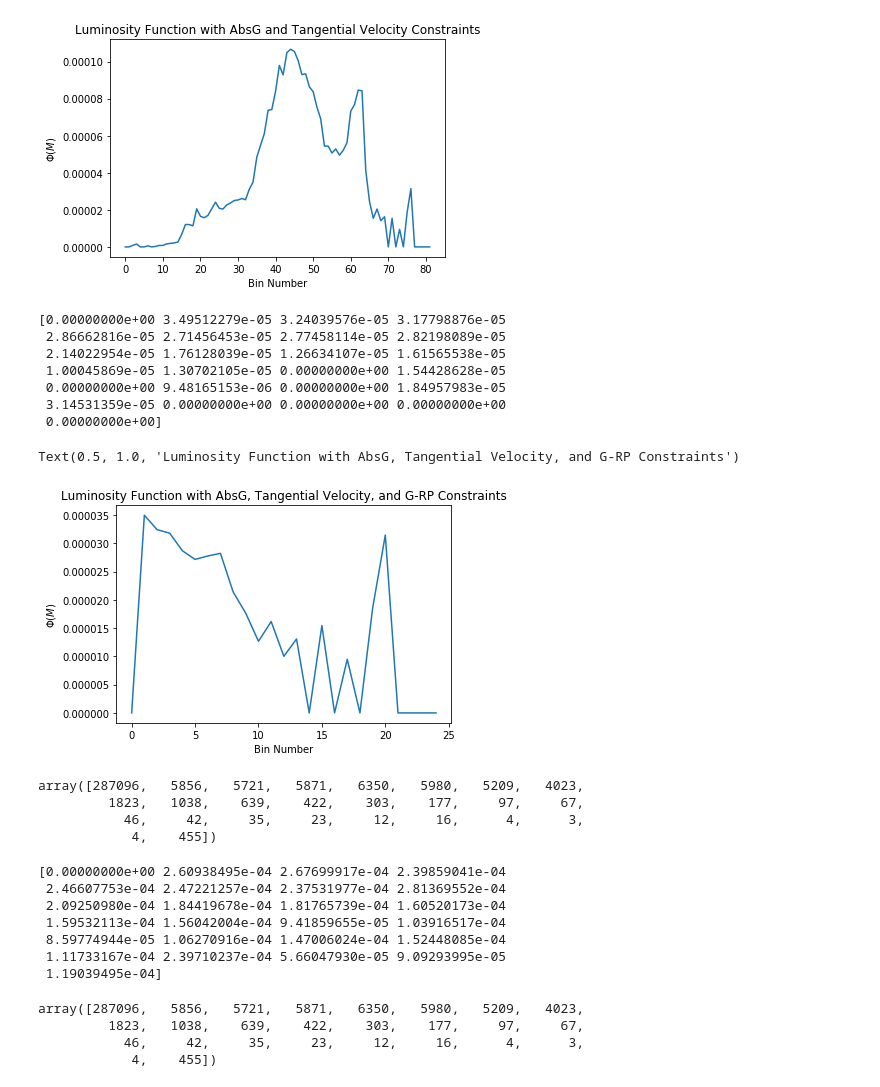
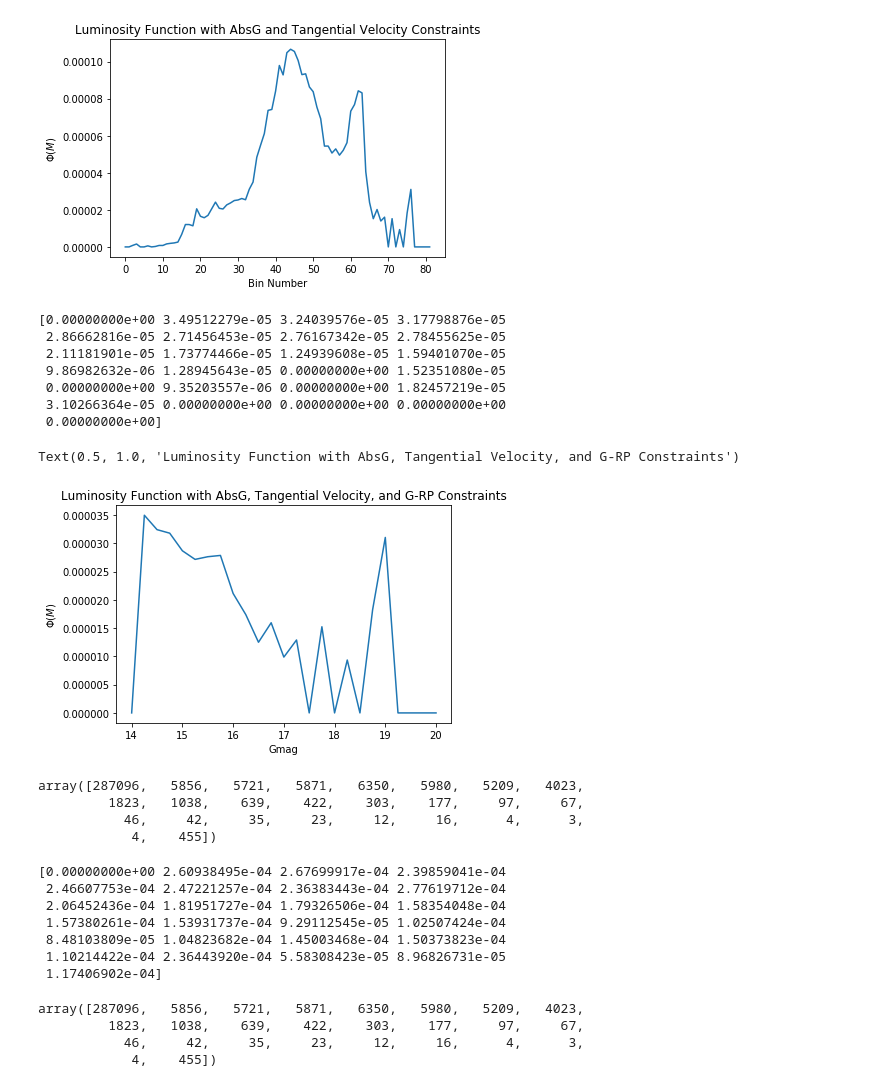
Before and after one commit to dhilligo/BDwarfLumFunction, a Jupyter notebook: GCNS Table Analysis.ipynb, the cells around one changed output. Cells and saved outputs as stored; diff of their text form; code cells hidden in the pictures.

```diff
--- a/GCNS Table Analysis.ipynb
+++ b/GCNS Table Analysis.ipynb
@@ -209,7 +209,7 @@ stellardata["absG"]=absG
 # %%
 H=365
 #d2=10*u.pc*(np.exp(absG-20.4/5))
-dmax=10*10**((20.4-absG)/5)
+dmax=10*10**((20.41-absG)/5)
 dmax1=np.clip(dmax,0,100)
 #dmax
 sky_area=4*np.pi
@@ -423,21 +410,21 @@ for n3 in range(absG.size):
 print(lf_spacedensity3)
 # %% [output]
 [0.00000000e+00 3.49512279e-05 3.24039576e-05 3.17798876e-05
- 2.86662816e-05 2.71456453e-05 2.77458114e-05 2.82198089e-05
- 2.14022954e-05 1.76128039e-05 1.26634107e-05 1.61565538e-05
- 1.00045869e-05 1.30702105e-05 0.00000000e+00 1.54428628e-05
- 0.00000000e+00 9.48165153e-06 0.00000000e+00 1.84957983e-05
- 3.14531359e-05 0.00000000e+00 0.00000000e+00 0.00000000e+00
+ 2.86662816e-05 2.71456453e-05 2.76167342e-05 2.78455625e-05
+ 2.11181901e-05 1.73774466e-05 1.24939608e-05 1.59401070e-05
+ 9.86982632e-06 1.28945643e-05 0.00000000e+00 1.52351080e-05
+ 0.00000000e+00 9.35203557e-06 0.00000000e+00 1.82457219e-05
+ 3.10266364e-05 0.00000000e+00 0.00000000e+00 0.00000000e+00
  0.00000000e+00]
 # %%
-#Potential Luminosity Function of Brown Dwarf Candidates
-plt.plot(lf_spacedensity3)
-plt.xlabel("Bin Number")
+#Potential Luminosity Function of Brown Dwarf Candidates, High Vtan
+plt.plot(bins1, lf_spacedensity3)
+plt.xlabel("Gmag")
 plt.ylabel('$\Phi(M)$')
 plt.title("Luminosity Function with AbsG, Tangential Velocity, and G-RP Constraints")
 # %% [output]
 Text(0.5, 1.0, 'Luminosity Function with AbsG, Tangential Velocity, and G-RP Constraints')
-[figure, old version]
+[figure, new version]
 # %%
 bincount1
 # %% [output]
@@ -446,6 +433,7 @@ array([287096,   5856,   5721,   5871,   6350,   5980,   5209,   4023,
            46,     42,     35,     23,     12,     16,      4,      3,
             4,    455])
 # %%
+#Low Vtan BD Candidates
 bins2=np.linspace(14.0,20.0,25)
 bin_data2=np.digitize(absG,bins2)
 bincount2=np.bincount(bin_data2)
@@ -457,12 +445,12 @@ for n4 in range(absG.size):
 print(lf_spacedensity4)
 # %% [output]
 [0.00000000e+00 2.60938495e-04 2.67699917e-04 2.39859041e-04
- 2.46607753e-04 2.47221257e-04 2.37531977e-04 2.81369552e-04
- 2.09250980e-04 1.84419678e-04 1.81765739e-04 1.60520173e-04
- 1.59532113e-04 1.56042004e-04 9.41859655e-05 1.03916517e-04
- 8.59774944e-05 1.06270916e-04 1.47006024e-04 1.52448085e-04
- 1.11733167e-04 2.39710237e-04 5.66047930e-05 9.09293995e-05
- 1.19039495e-04]
+ 2.46607753e-04 2.47221257e-04 2.36383443e-04 2.77619712e-04
+ 2.06452436e-04 1.81951727e-04 1.79326506e-04 1.58354048e-04
+ 1.57380261e-04 1.53931737e-04 9.29112545e-05 1.02507424e-04
+ 8.48103809e-05 1.04823682e-04 1.45003468e-04 1.50373823e-04
+ 1.10214422e-04 2.36443920e-04 5.58308423e-05 8.96826731e-05
+ 1.17406902e-04]
 # %%
 bincount2
 # %% [output]
```
Also changed, not shown: parts of 11 cells of this notebook, 1 other file.
